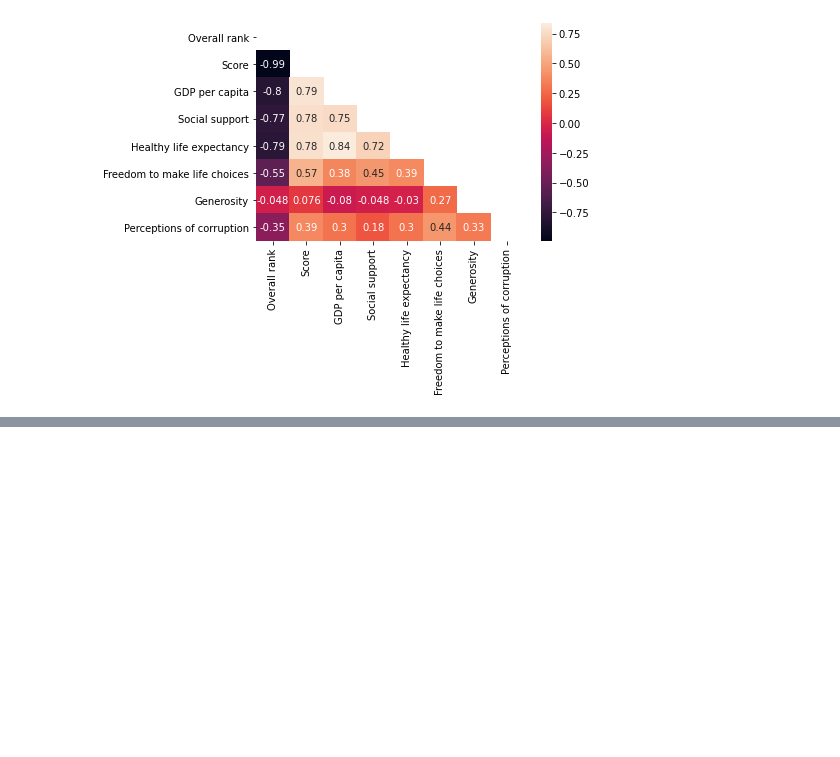
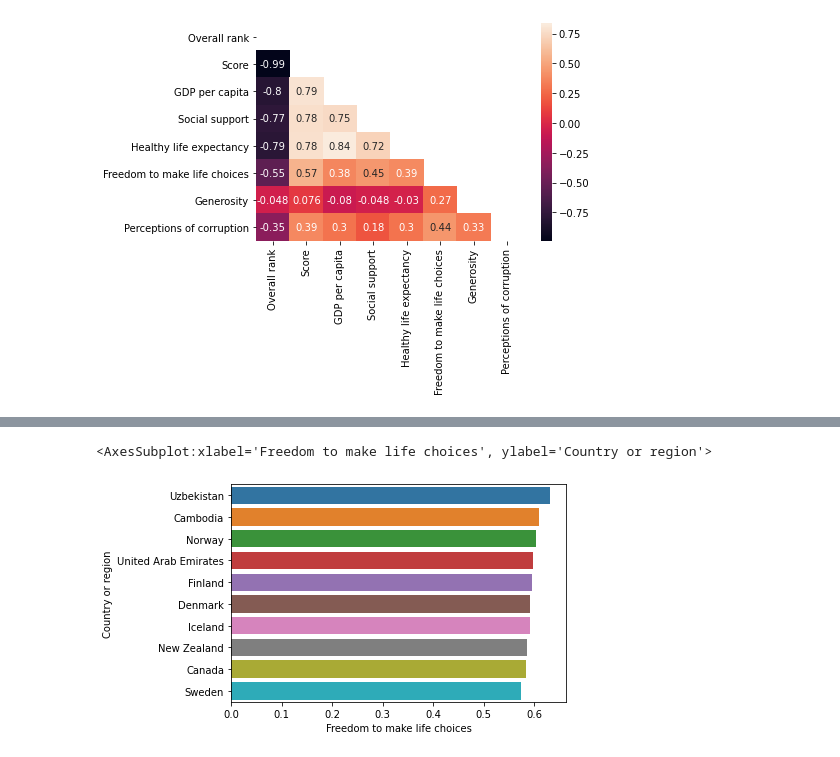
Before and after one commit to bourydamien/Projet_bonheur, a Jupyter notebook: Rapport_bonheur.ipynb, the cells around one changed output, grey strips where cells are left out. Cells and saved outputs as stored; diff of their text form; code cells hidden in the pictures; blank space fills up the shorter version.

```diff
--- a/Rapport_bonheur.ipynb
+++ b/Rapport_bonheur.ipynb
@@ -69,0 +88,7 @@ plt.show()
+# %%
+
+df1=df.sort_values(ascending = False, by=['Freedom to make life choices'])
+sns.barplot(x=df1['Freedom to make life choices'].head(10), y =df1['Country or region'].head(10))
+# %% [output]
+<AxesSubplot:xlabel='Freedom to make life choices', ylabel='Country or region'>
+[figure, added]
```
Also changed, not shown: parts of 13 cells of this notebook.
